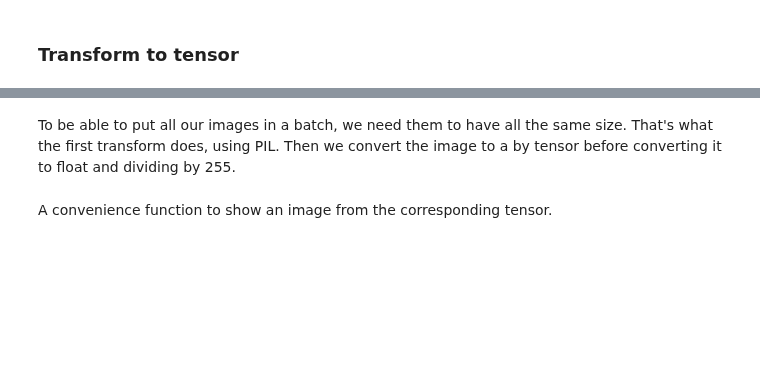
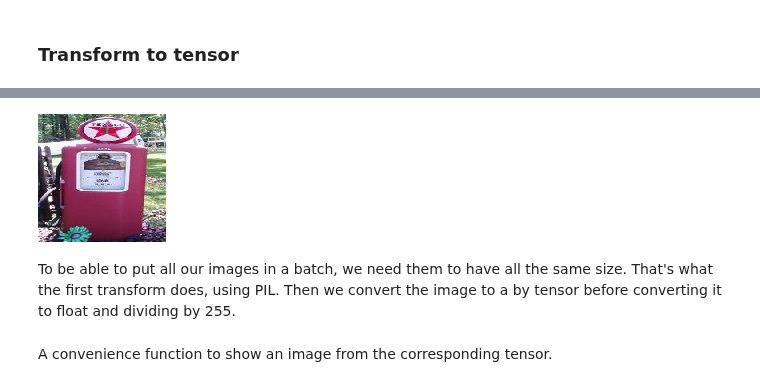
Before and after one commit to fastai/fastai_dev, a Jupyter notebook: dev_course/dl2/08_data_block.ipynb, the cells around one changed output, grey strips where cells are left out. Saved outputs shown, nothing was run; the diff lists cells and outputs as text; code cells hidden in the pictures; blank space fills up the shorter version.

```diff
--- a/dev_course/dl2/08_data_block.ipynb
+++ b/dev_course/dl2/08_data_block.ipynb
@@ -372,3 +408,7 @@ y: ProcessedItemList (500 items)
+# %%
+ll.train[0][0].resize((128,128))
+# %% [output]
+[figure, added]
 # %% [markdown]
 To be able to put all our images in a batch, we need them to have all the same size. That's what the first transform does, using PIL. Then we convert the image to a by tensor before converting it to float and dividing by 255.
 # %%
```
Also changed, not shown: parts of 47 cells of this notebook, 6 other files.
